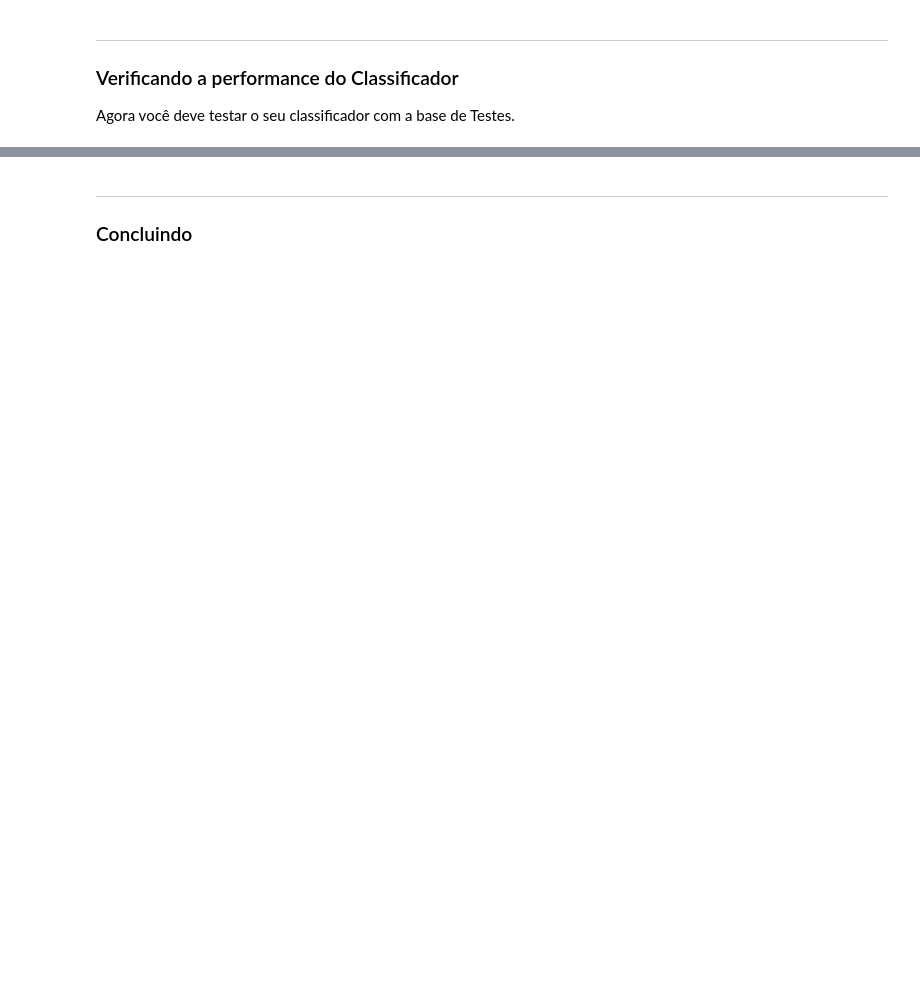
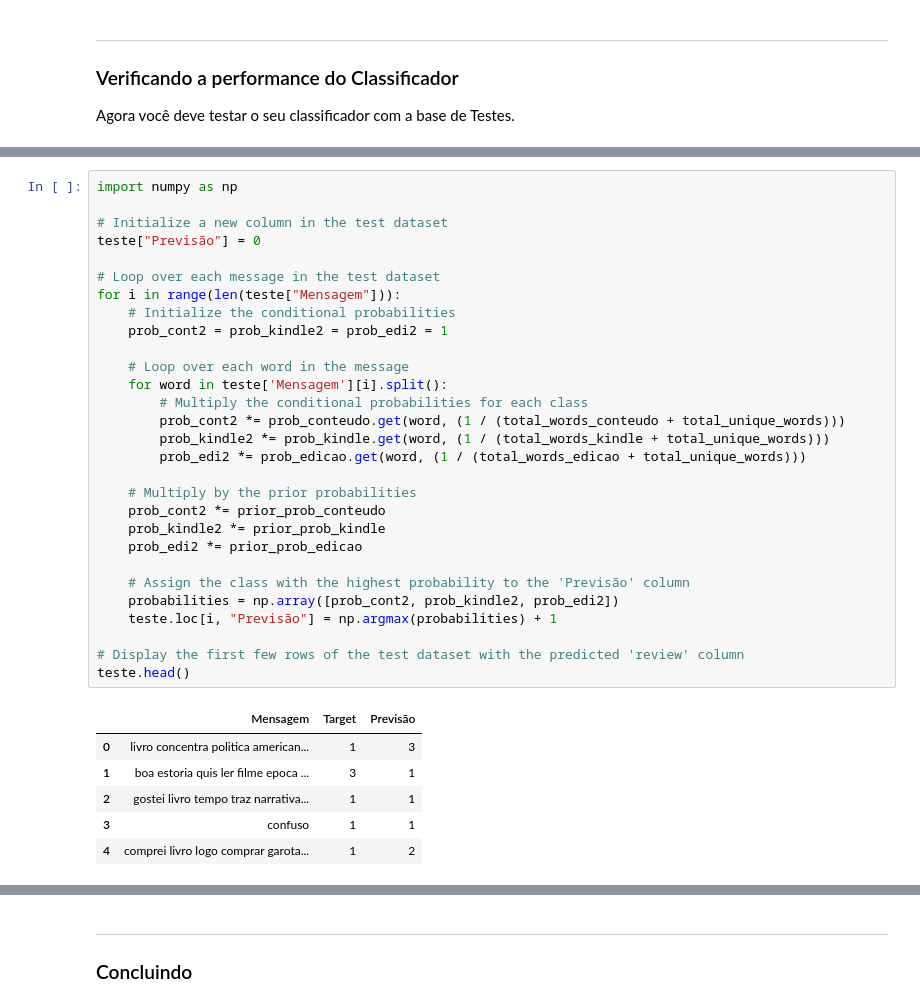
Before and after one commit to enzojunq/Projeto1_CDADOS, a Jupyter notebook: Projeto1 Template.ipynb, the cells around one changed output, grey strips where cells are left out. Drawn from its saved outputs; the diff is of its cells as text; blank space fills up the shorter version.

```diff
--- a/Projeto1 Template.ipynb
+++ b/Projeto1 Template.ipynb
@@ -245,0 +318,36 @@ Agora você deve testar o seu classificador com a base de Testes.
+# %%
+import numpy as np
+
+# Initialize a new column in the test dataset
+teste["Previsão"] = 0
+
+# Loop over each message in the test dataset
+for i in range(len(teste["Mensagem"])):
+    # Initialize the conditional probabilities
+    prob_cont2 = prob_kindle2 = prob_edi2 = 1
+
+    # Loop over each word in the message
+    for word in teste['Mensagem'][i].split():
+        # Multiply the conditional probabilities for each class
+        prob_cont2 *= prob_conteudo.get(word, (1 / (total_words_conteudo + total_unique_words)))
+        prob_kindle2 *= prob_kindle.get(word, (1 / (total_words_kindle + total_unique_words)))
+        prob_edi2 *= prob_edicao.get(word, (1 / (total_words_edicao + total_unique_words)))
+
+    # Multiply by the prior probabilities
+    prob_cont2 *= prior_prob_conteudo
+    prob_kindle2 *= prior_prob_kindle
+    prob_edi2 *= prior_prob_edicao
+
+    # Assign the class with the highest probability to the 'Previsão' column
+    probabilities = np.array([prob_cont2, prob_kindle2, prob_edi2])
+    teste.loc[i, "Previsão"] = np.argmax(probabilities) + 1
+
+# Display the first few rows of the test dataset with the predicted 'review' column
+teste.head()
+# %% [output]
+|  | Mensagem | Target | Previsão |
+| 0 | livro concentra politica american... | 1 | 3 |
+| 1 | boa estoria quis ler filme epoca ... | 3 | 1 |
+| 2 | gostei livro tempo traz narrativa... | 1 | 1 |
+| 3 | confuso | 1 | 1 |
+| 4 | comprei livro logo comprar garota... | 1 | 2 |
```
Also changed, not shown: parts of 10 cells of this notebook, 1 other file.
